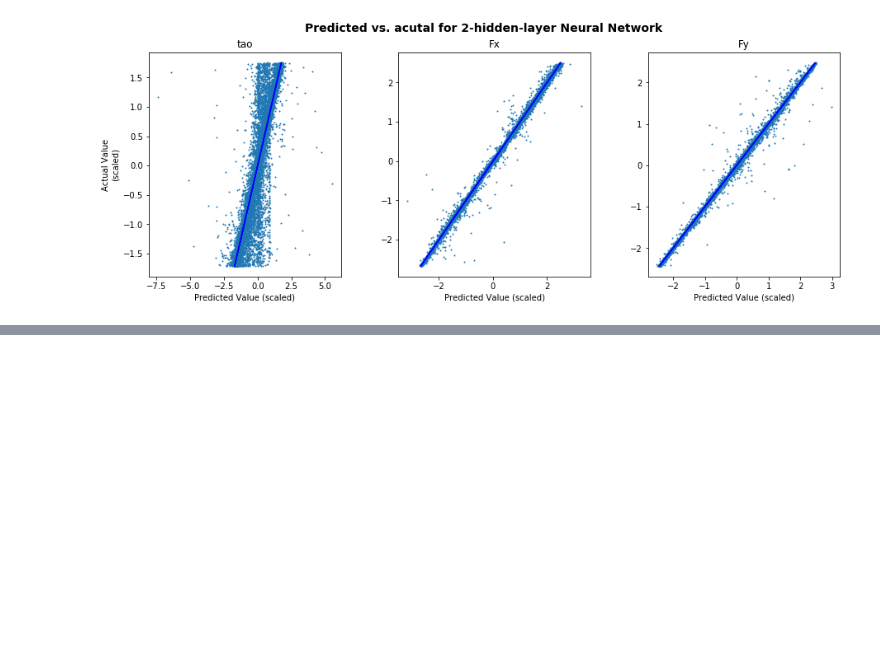
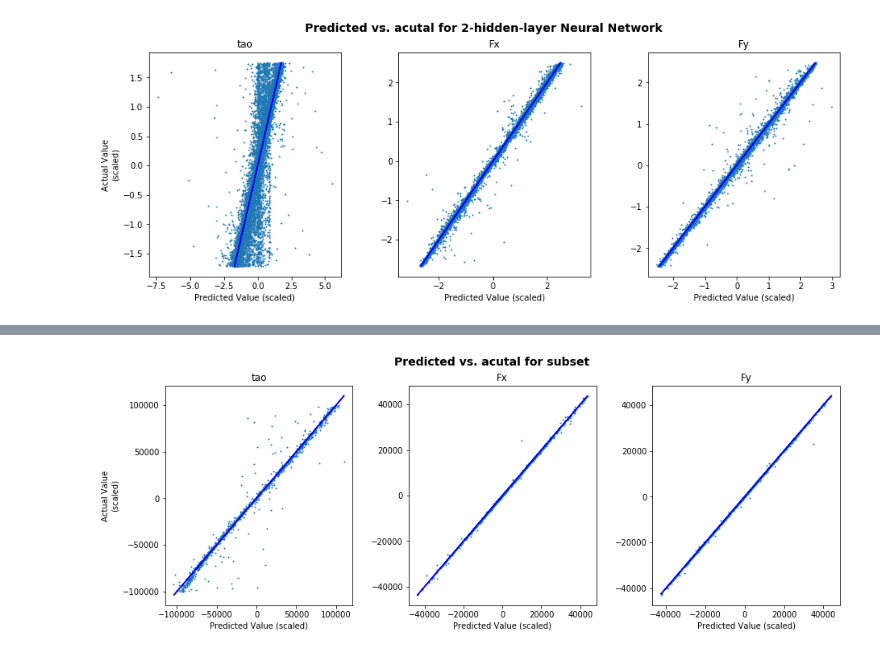
Before and after one commit to oliviatessa/MothMachineLearning, a Jupyter notebook: Train NN with large dataset.ipynb, the cells around one changed output, grey strips where cells are left out. Saved outputs shown, nothing was run; the diff lists cells and outputs as text; code cells hidden in the pictures; blank space fills up the shorter version.

```diff
--- a/Train NN with large dataset.ipynb
+++ b/Train NN with large dataset.ipynb
@@ -393,0 +401,20 @@ Xx.shape
+# %%
+s1["Fx"] = s1.F * np.cos(s1.alpha)
+s1["Fy"] = s1.F * np.sin(s1.alpha)
+s1.head()
+# %%
+# compute F, alpha, to double check
+s1["F_"] = np.sqrt(s1.Fx **2 + s1.Fy **2)
+
+
+pre_alpha = np.arctan2(s1.Fy, s1.Fx )
+alpha = pre_alpha.copy()
+
+for ii in pre_alpha.index:
+    if (s1.Fy[ii] > 0) :
+        alpha[ii] = pre_alpha[ii]
+    else:
+        alpha[ii] = (2*np.pi) + pre_alpha[ii]
+
+s1["alpha_"] = alpha
+s1.head()
@@ -393,0 +439,28 @@ Xx.shape
+# %%
+# plot to double-check
+plt.close("all")
+fig, axs = plt.subplots(1,3, figsize=(15, 5), facecolor='w', edgecolor='k')
+fig.subplots_adjust(hspace = 0.1, wspace=0.3)
+fig.suptitle('Predicted vs. acutal for subset', fontsize=14, fontweight='bold')
+
+axs = axs.ravel()
+
+# convert back to original values
+nn_back = scalerY.inverse_transform(nnpreds2)
+YY_orig = s1.iloc[:, [18, 19, 20]]
+
+
+for ii in range(3):
+    # read in image
+
+    try:
+        axs[ii].scatter(y = YY_orig.iloc[:,ii],x = nn_back[:,ii], s = 1 )
+        axs[ii].set_xlabel("Predicted Value (scaled)")
+        if(ii == 0):
+            axs[ii].set_ylabel("Actual Value\n(scaled)")
+        axs[ii].set_title(nms[ii])
+        axs[ii].plot(nn_back[:,ii], nn_back[:,ii], 'b')
+    except:
+        pass
+# %% [output]
+[figure, added]
```
Also changed, not shown: parts of 36 cells of this notebook.
